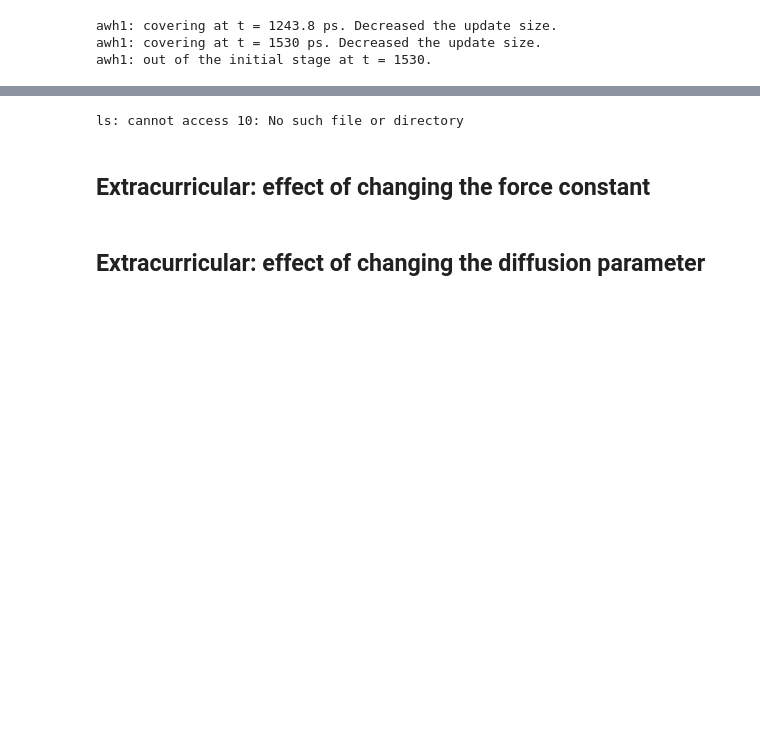
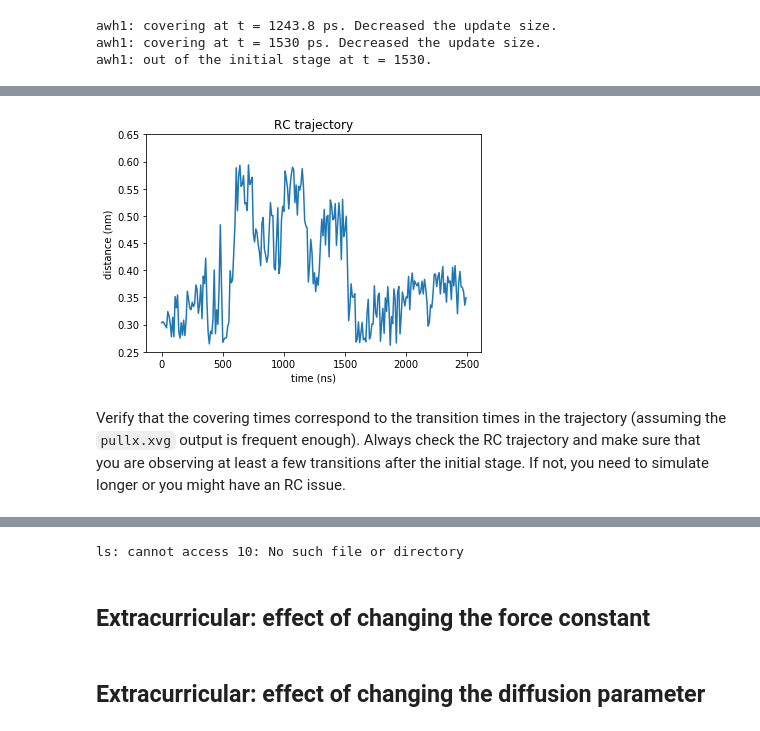
Before and after one commit to vivecalindahl/awh-tutorial, a Jupyter notebook: dna-base-pair-opening/awh-tutorial.ipynb, the cells around one changed output, grey strips where cells are left out. Cells and saved outputs as stored; diff of their text form; code cells hidden in the pictures; blank space fills up the shorter version.

```diff
--- a/dna-base-pair-opening/awh-tutorial.ipynb
+++ b/dna-base-pair-opening/awh-tutorial.ipynb
@@ -135,0 +123,34 @@ After exiting the initial stage, the free energy update size will decrease stead
+# %%
+import numpy as np
+import matplotlib.pyplot as plt
+
+# Function that reads data of an .xvg file
+def read_xvg(fname):
+    data=[]
+    with open(fname) as f:
+        for line in f:
+            # Lines with metadata or comments start with #, @
+            if not line.startswith(("@","#")):
+                data.append(np.array([float(s) for s in line.split()]))
+    data = np.vstack(data)
+    return data
+# %%
+# Read pullx.xvg file and plot a selected part of the trajectory
+data = read_xvg("data/pullx.xvg")
+t, x = data[:,0], data[:,1]
+tend =2500
+selection = np.where(t<tend)
+plt.plot(t[selection], x[selection])
+ax = plt.gca()
+# Tweak
+plt.xlabel("time (ns)")
+plt.ylabel("distance (nm)");
+plt.ylim([0.25, 0.65])
+plt.title('RC trajectory');
+
+#texit = 1530
+#plt.plot([texit,texit],[0,1])
+# %% [output]
+[figure, added]
+# %% [markdown]
+Verify that the covering times correspond to the transition times in the trajectory (assuming the `pullx.xvg` output is frequent enough). Always check the RC trajectory and make sure that you are observing at least a few transitions after the initial stage. If not, you need to simulate longer or you might have an RC issue.
```
Also changed, not shown: parts of 22 cells of this notebook.
